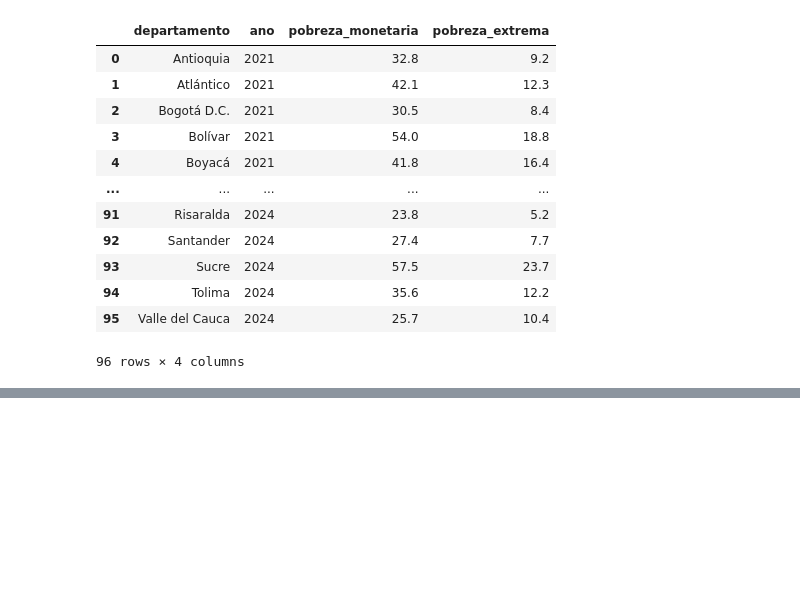
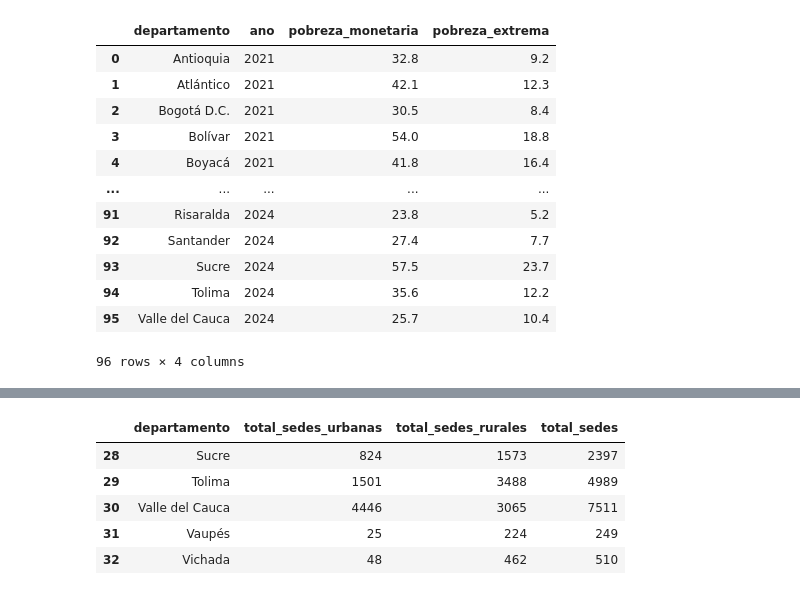
Before and after one commit to emily-escudero/Analitica-Educacion-rural, a Jupyter notebook: Entrega2EducacionRural.ipynb, the cells around one changed output, grey strips where cells are left out. Cells and saved outputs as stored; diff of their text form; code cells hidden in the pictures; blank space fills up the shorter version.

```diff
--- a/Entrega2EducacionRural.ipynb
+++ b/Entrega2EducacionRural.ipynb
@@ -70,20 +59,20 @@ display(df_deserciones_2021_2024.head())
 import pandas as pd
 import requests
 
-# Define the raw GitHub URL for the Excel file
+# URL del archivo excel en github
 excel_url = "https://github.com/emily-escudero/Analitica-Educacion-rural/raw/main/anex-pobrezadepartamental.xlsx"
 
-# Define the local path to save the Excel file
-excel_file_path = "anex-pobrezadepartamental.xlsx"
+# Nombre del archivo
+pobreza_departamental = "anex-pobrezadepartamental.xlsx"
 
-# Download the Excel file
+# Descargar el archivo excel
 print(f"Downloading {excel_url}...")
 response = requests.get(excel_url)
 response.raise_for_status() # Raise an HTTPError for bad responses (4xx or 5xx)
 
-with open(excel_file_path, 'wb') as f:
+with open(pobreza_departamental, 'wb') as f:
     f.write(response.content)
 
-print(f"File downloaded to {excel_file_path}")
+print(f"Archivo descargado {pobreza_departamental}")
 # %% [output]
 Downloading https://github.com/emily-escudero/Analitica-Educacion-rural/raw/main/anex-pobrezadepartamental.xlsx...
@@ -396,0 +253,65 @@ df_vivienda_rural
+# %%
+
+# 1. leer los nombres de las categorias de educacion
+encabezados_educacion = pd.read_excel(
+    ruta_educacion_formal,
+    sheet_name='Sedes_nivel educativo_zona',
+    header=None,
+    skiprows=16,
+    nrows=1,
+    usecols='B:K'
+)
+nombres_educacion = encabezados_educacion.iloc[0].tolist()
+
+# crear nombres para las columnas  urbanas y rurales
+columnas_urbanas = [f'U_{name}' for name in nombres_educacion[:5]] # e.g., U_Preescolar
+columnaas_rurales = [f'R_{name}' for name in nombres_educacion[5:]] # e.g., R_Preescolar
+columnas_numericas = columnas_urbanas + columnaas_rurales
+
+
+# 2. Leer los nombres de los departamentos
+datos_departamentos = pd.read_excel(
+    ruta_educacion_formal,
+    sheet_name='Sedes_nivel educativo_zona',
+    header=None,
+    skiprows=18,
+    nrows=33,
+    usecols='A'
+)
+lista_departamentos = datos_departamentos.iloc[:, 0].tolist()
+
+# 3. Leer los datos de sedes educativas urbanas y rurales
+datos_sedes = pd.read_excel(
+    ruta_educacion_formal,
+    sheet_name='Sedes_nivel educativo_zona',
+    header=None,
+    skiprows=18,
+    nrows=33,
+    usecols='B:K'
+)
+
+# Asignar nombres a las columnas
+datos_sedes.columns = columnas_numericas
+
+#  DataFrame
+df_instituciones_temp = pd.DataFrame(datos_sedes)
+df_instituciones_temp.insert(0, 'departamento', lista_departamentos)
+
+# Calcular el total de sedes educativas
+df_instituciones_temp.iloc[:, 1:] = df_instituciones_temp.iloc[:, 1:].fillna(0)
+
+
+
+df_instituciones = pd.DataFrame({
+    'departamento': df_instituciones_temp['departamento'],
+    'total_sedes_urbanas': df_instituciones_temp[columnas_urbanas].sum(axis=1),
+    'total_sedes_rurales': df_instituciones_temp[columnaas_rurales].sum(axis=1)
+})
+
+df_instituciones['total_sedes'] = df_instituciones['total_sedes_urbanas'] + df_instituciones['total_sedes_rurales']
+
+# Mostrar resultados
+print("Total de Instituciones Urbanas y Rurales por Departamento:")
+display(df_instituciones.head())
+display(df_instituciones.tail())
+# %% [output]
@@ -396,0 +325,6 @@ df_vivienda_rural
+|  | departamento | total_sedes_urbanas | total_sedes_rurales | total_sedes |
+| 28 | Sucre | 824 | 1573 | 2397 |
+| 29 | Tolima | 1501 | 3488 | 4989 |
+| 30 | Valle del Cauca | 4446 | 3065 | 7511 |
+| 31 | Vaupés | 25 | 224 | 249 |
+| 32 | Vichada | 48 | 462 | 510 |
```
Also changed, not shown: parts of 22 cells of this notebook.
